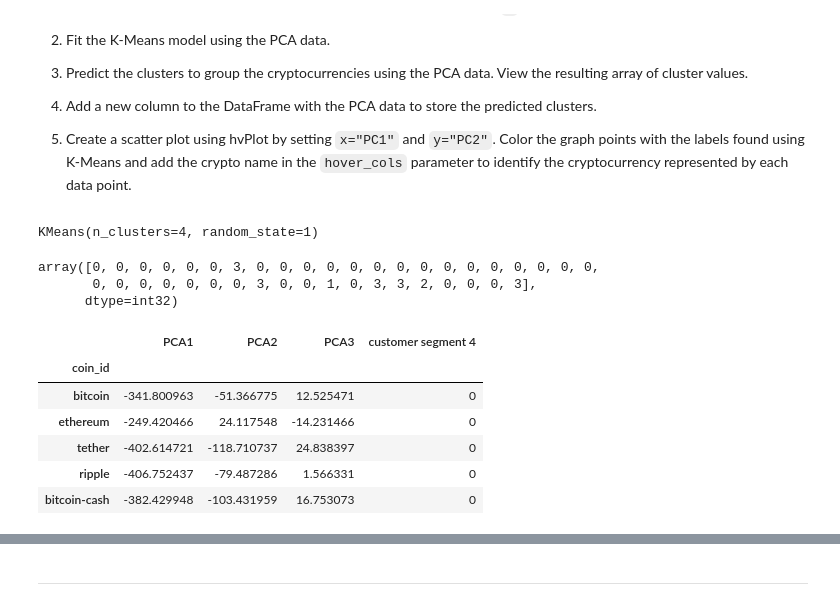
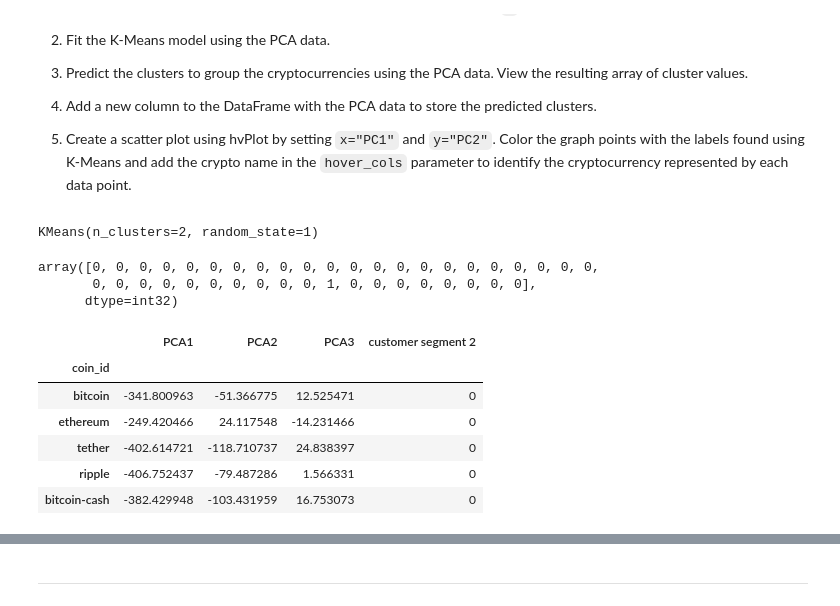
Before and after one commit to Rishi-Prasadha/RICE-FINTECH-10_Challenge, a Jupyter notebook: Starter_Code-4/crypto_investments.ipynb, the cells around one changed output, grey strips where cells are left out. Cells and saved outputs as stored; diff of their text form; code cells hidden in the pictures.

```diff
--- a/Starter_Code-4/crypto_investments.ipynb
+++ b/Starter_Code-4/crypto_investments.ipynb
@@ -409,7 +408,7 @@ k = list(range(1, 11))
 # Create an empy list to store the inertia values
 # YOUR CODE HERE!
 
-inertia = []
+pca_inertia = []
 # %%
 # Create a for loop to compute the inertia with each possible value of k
 # Inside the loop:
@@ -421,7 +420,7 @@ inertia = []
 for i in k:
     model = KMeans(n_clusters=i, random_state=1)
     model.fit(market_pca_df)
-    inertia.append(model.inertia_)
+    pca_inertia.append(model.inertia_)
 # %%
 # Create a dictionary with the data to plot the Elbow curve
 # YOUR CODE HERE!
@@ -476,14 +475,14 @@ In this section, you will use the PCA data and the K-Means algorithm with the be
 # Initialize the K-Means model using the best value for k
 # YOUR CODE HERE!
 
-model = KMeans(n_clusters=4, random_state=1)
+model = KMeans(n_clusters=2, random_state=1)
 # %%
 # Fit the K-Means model using the PCA data
 # YOUR CODE HERE!
 
 model.fit(market_pca_df)
 # %% [output]
-KMeans(n_clusters=4, random_state=1)
+KMeans(n_clusters=2, random_state=1)
 # %%
 # Predict the clusters to group the cryptocurrencies using the PCA data
 # YOUR CODE HERE!
@@ -494,26 +493,26 @@ prediction = model.predict(market_pca_df)
 
 display(prediction)
 # %% [output]
-array([0, 0, 0, 0, 0, 0, 3, 0, 0, 0, 0, 0, 0, 0, 0, 0, 0, 0, 0, 0, 0, 0,
-       0, 0, 0, 0, 0, 0, 0, 3, 0, 0, 1, 0, 3, 3, 2, 0, 0, 0, 3],
+array([0, 0, 0, 0, 0, 0, 0, 0, 0, 0, 0, 0, 0, 0, 0, 0, 0, 0, 0, 0, 0, 0,
+       0, 0, 0, 0, 0, 0, 0, 0, 0, 0, 1, 0, 0, 0, 0, 0, 0, 0, 0],
       dtype=int32)
 # %%
 # Create a copy of the DataFrame with the PCA data
 # YOUR CODE HERE!
 
 market_pca_df_predicted = market_pca_df.copy()
 
 # Add a new column to the DataFrame with the predicted clusters
 # YOUR CODE HERE!
 
-market_pca_df_predicted['customer segment 4'] = prediction
+market_pca_df_predicted['customer segment 2'] = prediction
 
 # Display sample data
 # YOUR CODE HERE!
 
 display(market_pca_df_predicted.head())
 # %% [output]
-|  | PCA1 | PCA2 | PCA3 | customer segment 4 |
+|  | PCA1 | PCA2 | PCA3 | customer segment 2 |
 | coin_id |  |  |  |  |
 | bitcoin | -341.800963 | -51.366775 | 12.525471 | 0 |
 | ethereum | -249.420466 | 24.117548 | -14.231466 | 0 |
```
Also changed, not shown: parts of 9 cells of this notebook.
